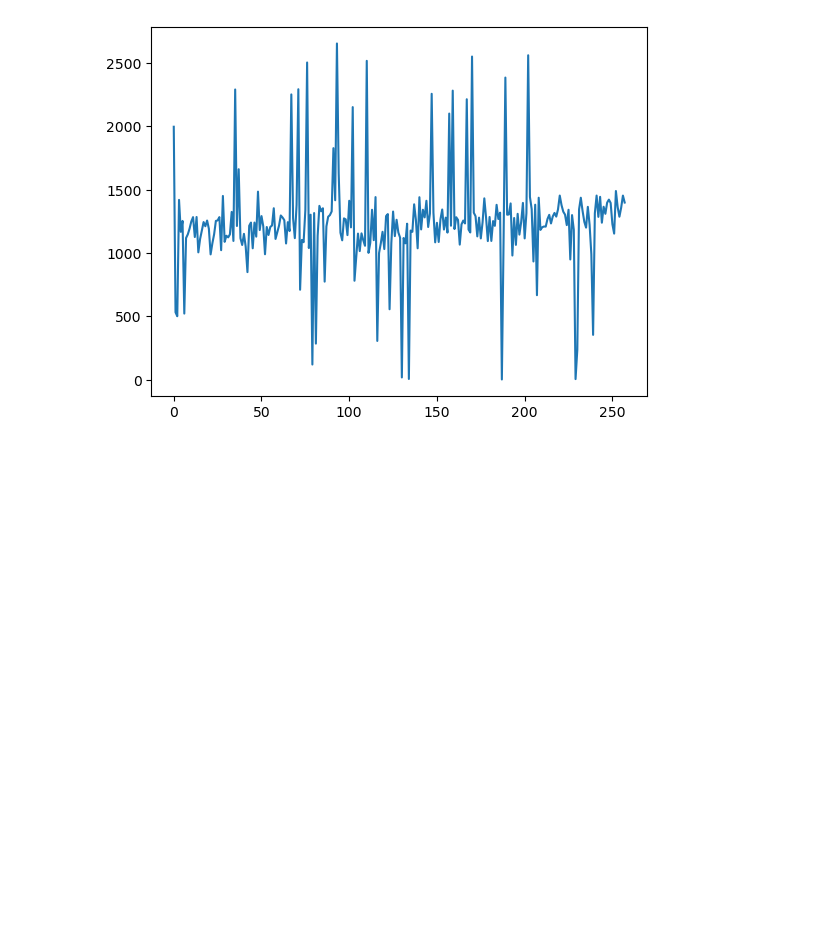
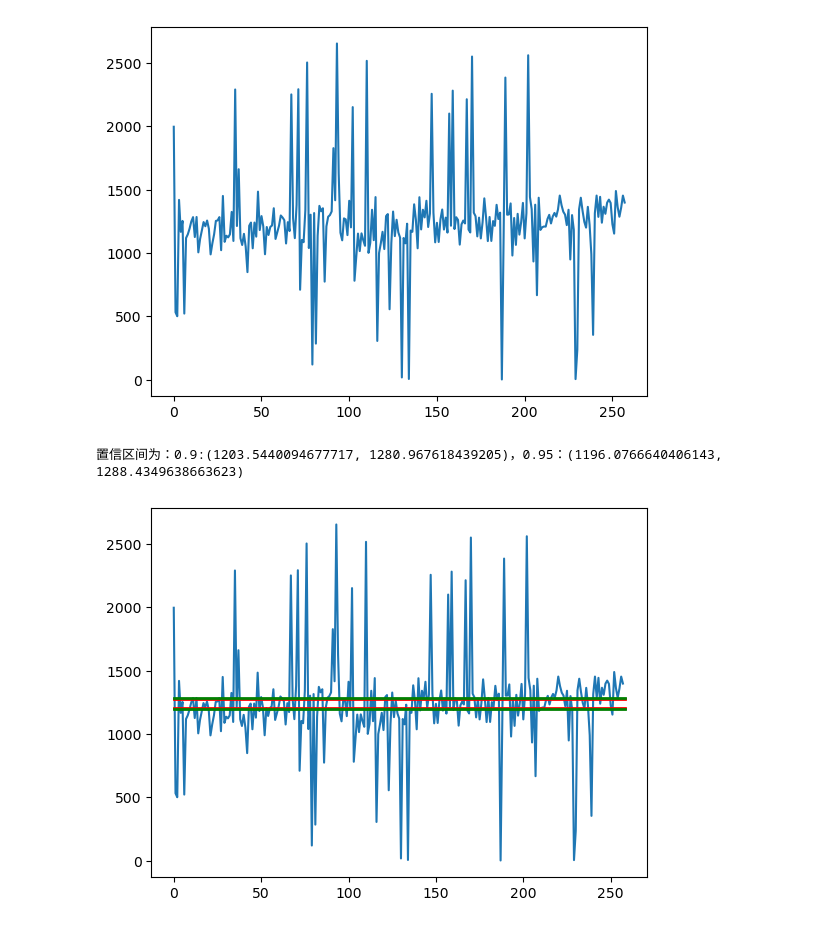
Before and after one commit to makejeef/amro, a Jupyter notebook: fl_data.ipynb, the cells around one changed output. Saved outputs shown, nothing was run; the diff lists cells and outputs as text; code cells hidden in the pictures; blank space fills up the shorter version.

Commit message:
image

```diff
--- a/fl_data.ipynb
+++ b/fl_data.ipynb
@@ -640,3 +640,8 @@ run plot.py
 # %% [output]
 置信区间为：0.9:(1203.5440094677717, 1280.967618439205)，0.95：(1196.0766640406143, 1288.4349638663623)
 [figure]
+# %%
+run plot.py
+# %% [output]
+置信区间为：0.9:(1203.5440094677717, 1280.967618439205)，0.95：(1196.0766640406143, 1288.4349638663623)
+[figure, added]
```
